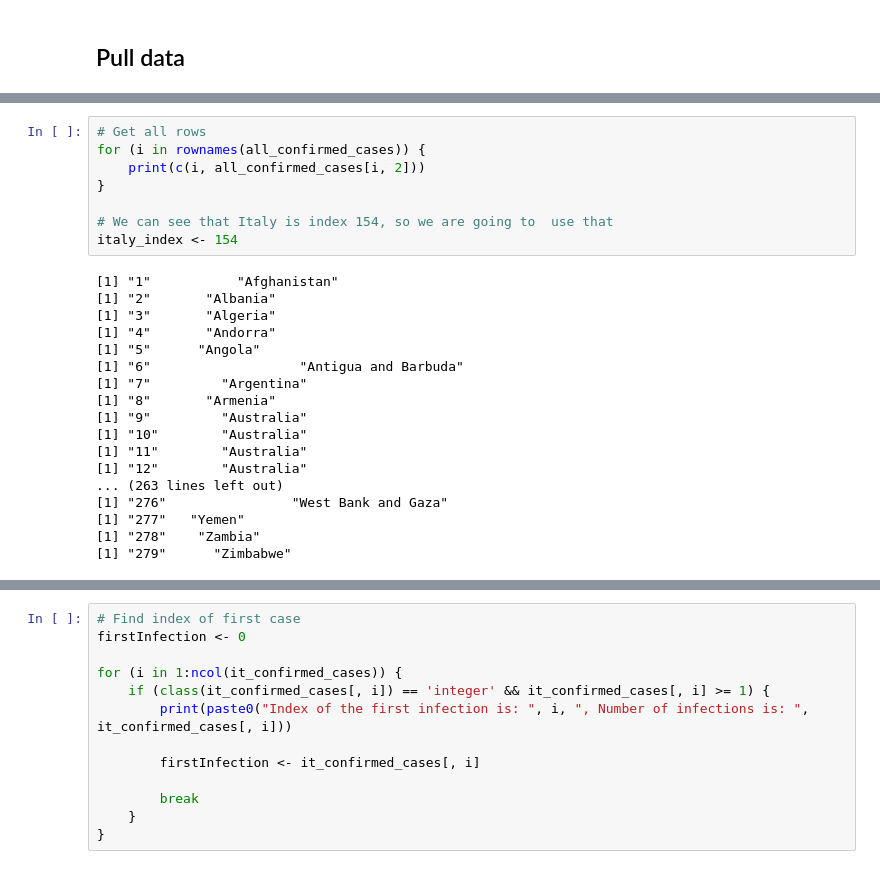
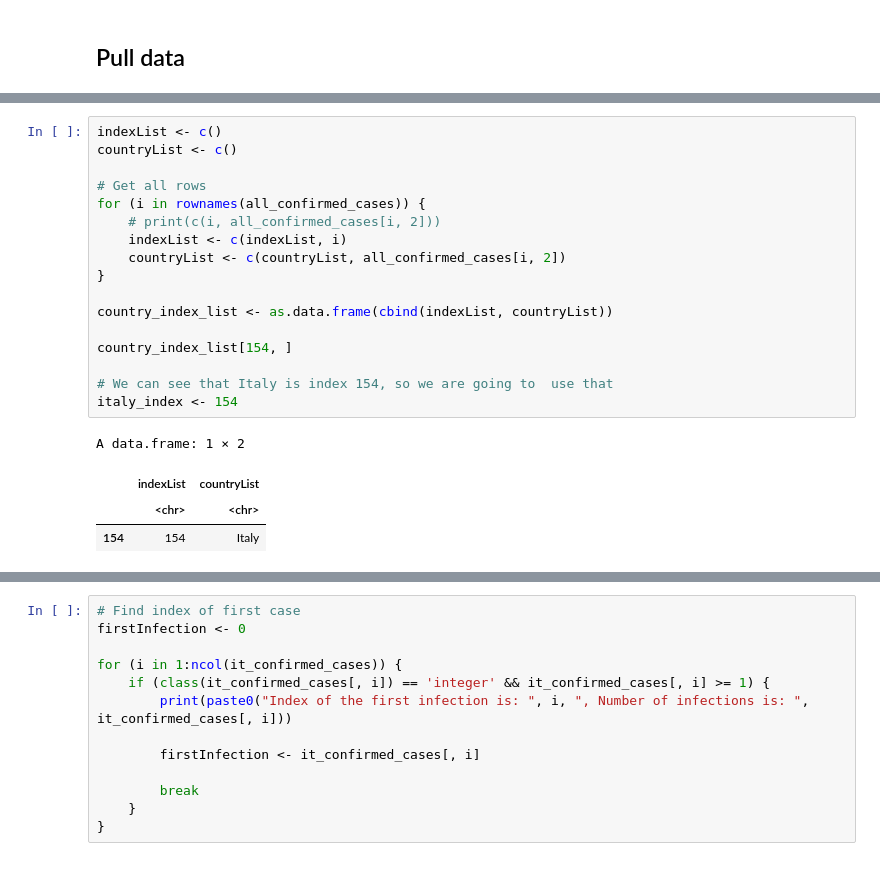
Before and after one commit to Ferryistaken/Covid19-R-Modeling, a Jupyter notebook: R/r-analysis.ipynb, the cells around one changed output, grey strips where cells are left out. Cells and saved outputs as stored; diff of their text form.

```diff
--- a/R/r-analysis.ipynb
+++ b/R/r-analysis.ipynb
@@ -77,31 +77,27 @@ A data.frame: 279 × 547
 |  | Zambia | -13.133897 | 27.849332 | 0 | 0 | 0 | 0 | 0 | ... |
 |  | Zimbabwe | -19.015438 | 29.154857 | 0 | 0 | 0 | 0 | 0 | ... |
 # %%
+indexList <- c()
+countryList <- c()
+
 # Get all rows
 for (i in rownames(all_confirmed_cases)) {
-    print(c(i, all_confirmed_cases[i, 2]))
+    # print(c(i, all_confirmed_cases[i, 2]))
+    indexList <- c(indexList, i)
+    countryList <- c(countryList, all_confirmed_cases[i, 2])
 }
+
+country_index_list <- as.data.frame(cbind(indexList, countryList))
+
+country_index_list[154, ]
 
 # We can see that Italy is index 154, so we are going to  use that
 italy_index <- 154
 # %% [output]
-[1] "1"           "Afghanistan"
-[1] "2"       "Albania"
-[1] "3"       "Algeria"
-[1] "4"       "Andorra"
-[1] "5"      "Angola"
-[1] "6"                   "Antigua and Barbuda"
-[1] "7"         "Argentina"
-[1] "8"       "Armenia"
-[1] "9"         "Australia"
-[1] "10"        "Australia"
-[1] "11"        "Australia"
-[1] "12"        "Australia"
-... (263 lines left out)
-[1] "276"                "West Bank and Gaza"
-[1] "277"   "Yemen"
-[1] "278"    "Zambia"
-[1] "279"      "Zimbabwe"
+A data.frame: 1 × 2
+|  | indexList | countryList |
+|  | <chr> | <chr> |
+| 154 | 154 | Italy |
 # %%
 it_confirmed_cases <- all_confirmed_cases[italy_index, ]
 it_confirmed_deaths <- all_confirmed_deaths[italy_index, ]
```
Also changed, not shown: parts of 16 cells of this notebook.
